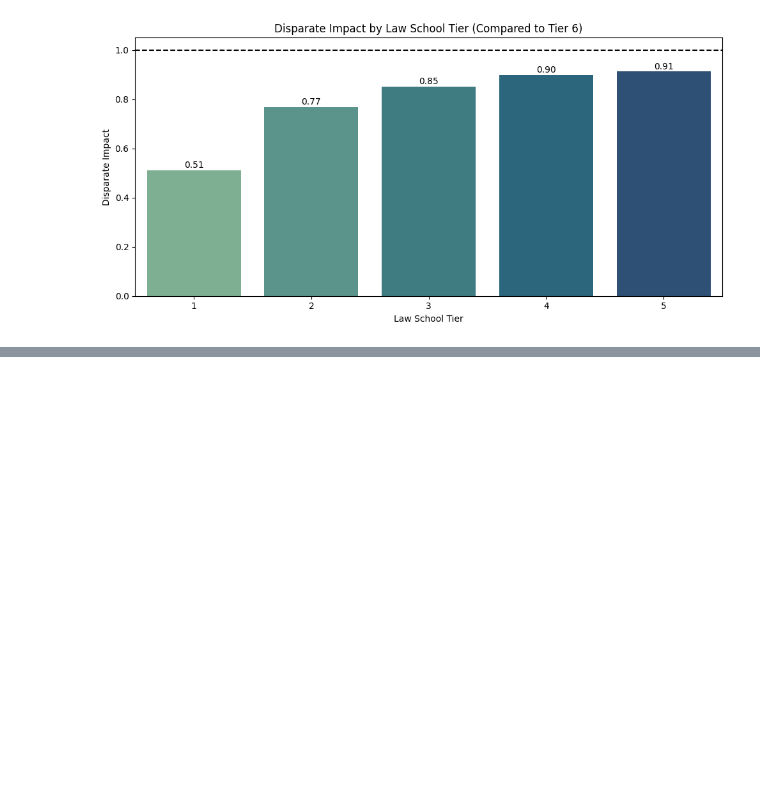
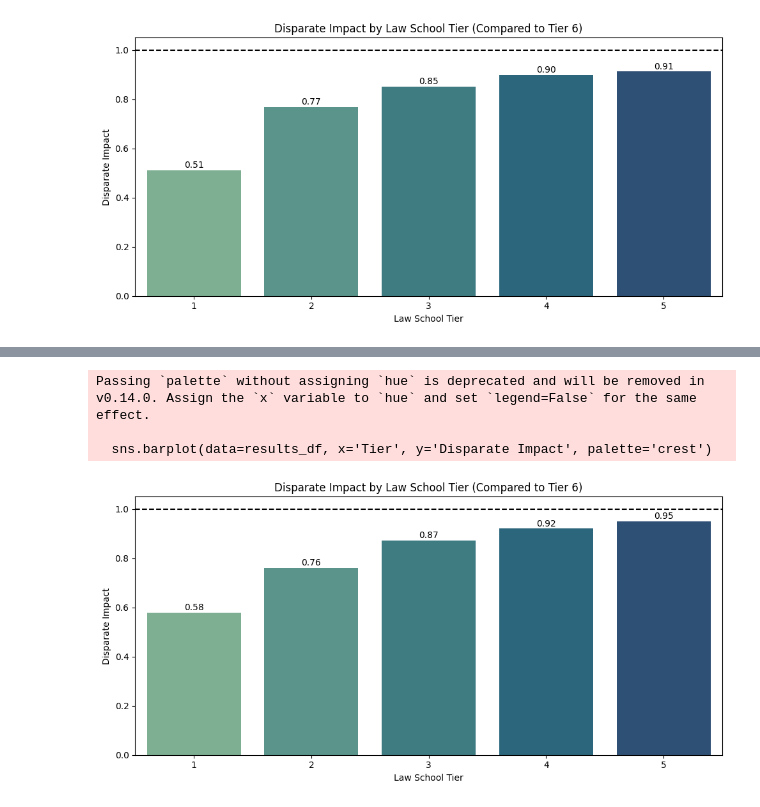
Before and after one commit to fedemarchits/ML-Bias-Mitigation, a Jupyter notebook: random_forest_mitigation.ipynb, the cells around one changed output, grey strips where cells are left out. Saved outputs shown, nothing was run; the diff lists cells and outputs as text; code cells hidden in the pictures; blank space fills up the shorter version.

```diff
--- a/random_forest_mitigation.ipynb
+++ b/random_forest_mitigation.ipynb
@@ -452,0 +620,60 @@ Passing `palette` without assigning `hue` is deprecated and will be removed in v
+# %%
+tier_groups = [1.0, 2.0, 3.0, 4.0, 5.0]
+results = {}
+
+df_clean = df_clean.dropna(subset=['tier'])
+
+for group in tier_groups:
+    df_temp = df_clean[df_clean['tier'].isin([6.0, group])].copy()
+    df_temp['tier_bin'] = df_temp['tier'].apply(lambda x: 1 if x == 6.0 else 0)
+
+    df_numeric = df_temp.select_dtypes(include=[np.number])
+    for col in ['pass_bar_rf_transformed', 'tier_bin']:
+        if col not in df_numeric.columns:
+            df_numeric[col] = df_temp[col]
+
+    df_numeric = df_numeric.dropna(subset=['pass_bar_rf_transformed', 'tier_bin'])
+
+    if df_numeric['tier_bin'].nunique() < 2:
+        print(f"Skipping tier group {group} — only one group present")
+        continue
+
+    dataset = BinaryLabelDataset(
+        favorable_label=1,
+        unfavorable_label=0,
+        df=df_numeric,
+        label_names=['pass_bar_rf_transformed'],
+        protected_attribute_names=['tier_bin']
+    )
+
+    metric = BinaryLabelDatasetMetric(
+        dataset,
+        privileged_groups=[{'tier_bin': 1}],   # Tier 6 (privileged)
+        unprivileged_groups=[{'tier_bin': 0}]  # Current tier (1–5)
+    )
+
+    results[int(group)] = {
+        'Disparate Impact': metric.disparate_impact(),
+        'Statistical Parity Difference': metric.statistical_parity_difference()
+    }
+
+results_df = pd.DataFrame(results).T.reset_index().rename(columns={'index': 'Tier'})
+results_df = results_df.sort_values(by='Tier')
+
+plt.figure(figsize=(10, 5))
+sns.barplot(data=results_df, x='Tier', y='Disparate Impact', palette='crest')
+plt.axhline(1.0, linestyle='--', color='black')
+plt.title("Disparate Impact by Law School Tier (Compared to Tier 6)")
+plt.ylabel("Disparate Impact")
+plt.xlabel("Law School Tier")
+
+for idx, row in results_df.iterrows():
+    plt.text(idx, row['Disparate Impact'] + 0.01, f"{row['Disparate Impact']:.2f}", ha='center')
+
+plt.tight_layout()
+plt.show()
+# %% [output]
+Passing `palette` without assigning `hue` is deprecated and will be removed in v0.14.0. Assign the `x` variable to `hue` and set `legend=False` for the same effect.
+
+  sns.barplot(data=results_df, x='Tier', y='Disparate Impact', palette='crest')
+[figure, added]
```
Also changed, not shown: parts of 16 cells of this notebook.
